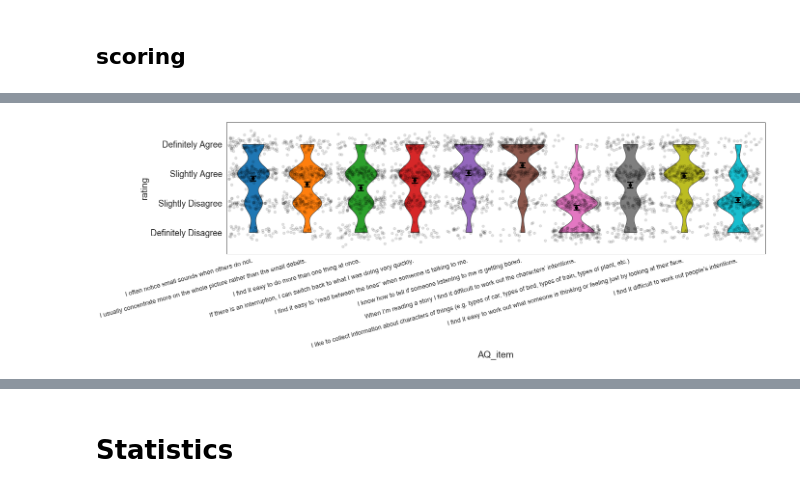
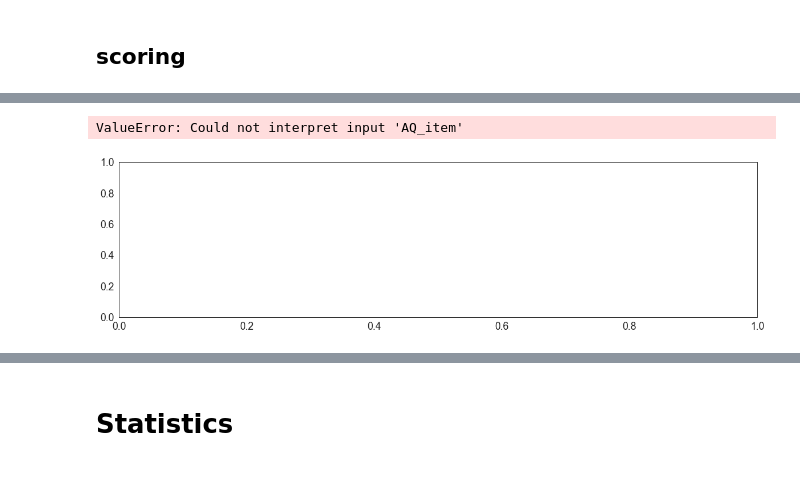
Before and after one commit to BryanGonzalez262/KnowledgeBeliefASD, a Jupyter notebook: analysis/pilot_analysis.ipynb, the cells around one changed output, grey strips where cells are left out. Cells and saved outputs as stored; diff of their text form; code cells hidden in the pictures.

```diff
--- a/analysis/pilot_analysis.ipynb
+++ b/analysis/pilot_analysis.ipynb
@@ -63,15 +81,21 @@ xx = dat.groupby('prolific_id').rt_ms.mean() < 1500
 dat = dat.loc[dat.prolific_id.isin(xx[xx == False].index.tolist())]
 yy = dat.groupby('prolific_id').rt_ms.mean() > 4000
 dat = dat.loc[dat.prolific_id.isin(yy[yy == False].index.tolist())]
+# %%
+for old, new in {'IG':'Ignorance', 'TB':'True Info', 'FB':'False Info'}.items():
+    dat.belief_type.replace(old, new, inplace=True)
 # %%
-sns.set_context('paper', font_scale=2)
-fig, ax = plt.subplots(figsize=(12,12))
+sns.set_context('talk', font_scale=2)
+fig, ax = plt.subplots(figsize=(15, 12))
 g = sns.violinplot(x='belief_type', y='rt_ms', hue='ascription_type', data=dat.loc[(dat.trial_type=='test') & (dat.correct==True)], cut=0, bw=0.25, ax=ax, inner=None, linewidth=1, saturation=1)
 g = sns.stripplot(x='belief_type', y='rt_ms', hue='ascription_type', data=dat.loc[(dat.trial_type=='test') & (dat.correct==True)],
                   color='k', dodge=True, ax=ax, jitter=.2, linewidth=1, alpha=.2)
 g= sns.pointplot(x='belief_type', y='rt_ms', hue='ascription_type', data=dat.loc[(dat.trial_type=='test') & (dat.correct==True)], join=False, dodge=.4, capsize=.1, ax=ax, color='k',)
 
 ax.legend(g.get_legend_handles_labels()[0][:2], g.get_legend_handles_labels()[1][:2])
+g.yaxis.set_label_text("response time (ms)")
+g.xaxis.set_label_text("Agent state")
+ax.xaxis.labelpad = 20
 
-#fig.savefig('control_rt.png')
+fig.savefig('proposal_S1_control_result.png')
 # %% [output]
@@ -204,8 +229,3 @@ a_dat.groupby('AQ_score').count()
 | 9 | 12 | 12 | 12 | 12 | 12 | 12 | 12 | 12 | ... |
 | 10 | 3 | 3 | 3 | 3 | 3 | 3 | 3 | 3 | ... |
 11 rows × 26 columns
-# %%
-aa = a_dat.melt(id_vars= 'prolific_id', value_vars=a_dat.columns[1:11], var_name='AQ_item', value_name='rating')
-for i, label in enumerate(a_dat.columns[1:11]):
-    #new ="AQ_"+str(i+1)
-    aa['AQ_item'] = aa['AQ_item'].str.replace(label,"AQ_"+str(i+1) )
@@ -227,0 +234,8 @@ aa
+# %%
+cdat = dat.loc[dat.correct ==True]
+for subject in subjects:
+    # calculate mean RT for belief ascription
+    a_dat.loc[a_dat.prolific_id == subject, 'avg_ThinkRT'] = cdat.loc[(cdat.prolific_id == subject) & (cdat.ascription_type == 'Thinks')].rt_ms.mean()
+    a_dat.loc[a_dat.prolific_id == subject, 'avg_KnowRT'] = cdat.loc[(cdat.prolific_id == subject) & (cdat.ascription_type == 'Knows')].rt_ms.mean()
+
+a_dat['RT_diff'] = a_dat.apply(lambda row: row['avg_ThinkRT'] - row['avg_KnowRT'], axis=1)
@@ -228,32 +268,33 @@ aa
 # %%
 items = ["I often notice small sounds when others do not.",
                  "I usually concentrate more on the whole picture rather than the small details.",
                  "I find it easy to do more than one thing at once.",
                  "If there is an interruption, I can switch back to what I was doing very quickly.",
                  "I find it easy to “read between the lines” when someone is talking to me.",
                  "I know how to tell if someone listening to me is getting bored.",
                  "When I’m reading a story I find it difficult to work out the characters’ intentions.",
                  "I like to collect information about characters of things (e.g. types of car, types of bird, types of train, types of plant, etc.)",
                  "I find it easy to work out what someone is thinking or feeling just by looking at their face.",
                  "I find it difficult to work out people’s intentions."]
 
 
 sns.set_context('paper', font_scale=2)
 fig, ax = plt.subplots(figsize=(20,5))
-g = sns.violinplot(x='AQ_item', y='rating', data=aa, cut=0, ax=ax, inner=None, linewidth=1, saturation=1)
+g = sns.violinplot(x='AQ_item', y='rating', data=a_dat, cut=0, ax=ax, inner=None, linewidth=1, saturation=1)
 
 def jitter(values,j):
     return values + np.random.normal(j,0.15,values.shape)
 
 g = sns.stripplot(x='AQ_item', y=jitter(aa['rating'], 0), data=aa,
                   color='k', dodge=True, ax=ax, jitter=.45, linewidth=1.5, alpha=.1)
 
 g= sns.pointplot(x='AQ_item', y='rating', data=aa, join=False, dodge=.4, capsize=.1, ax=ax, color='k',)
 ax.set_yticklabels(['','Definitely Disagree', 'Slightly Disagree', 'Slightly Agree', 'Definitely Agree'])
 ax.set_xticklabels(items, rotation=15, fontdict={'fontsize': 13,'horizontalalignment': 'right'})
 
 #ax.legend(g.get_legend_handles_labels()[0][:2], g.get_legend_handles_labels()[1][:2])
 
-fig.savefig('control_aq_10.png', bbox_inches='tight')
+#fig.savefig('control_aq_10.png', bbox_inches='tight')
 # %% [output]
+ValueError: Could not interpret input 'AQ_item'
-[figure, old version]
+[figure, new version]
```
Also changed, not shown: parts of 20 cells of this notebook, 4 other files.
